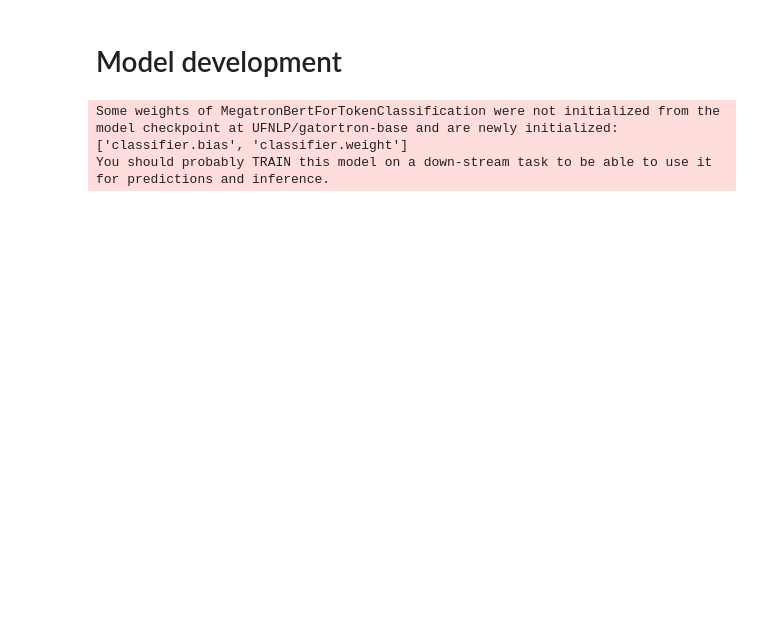
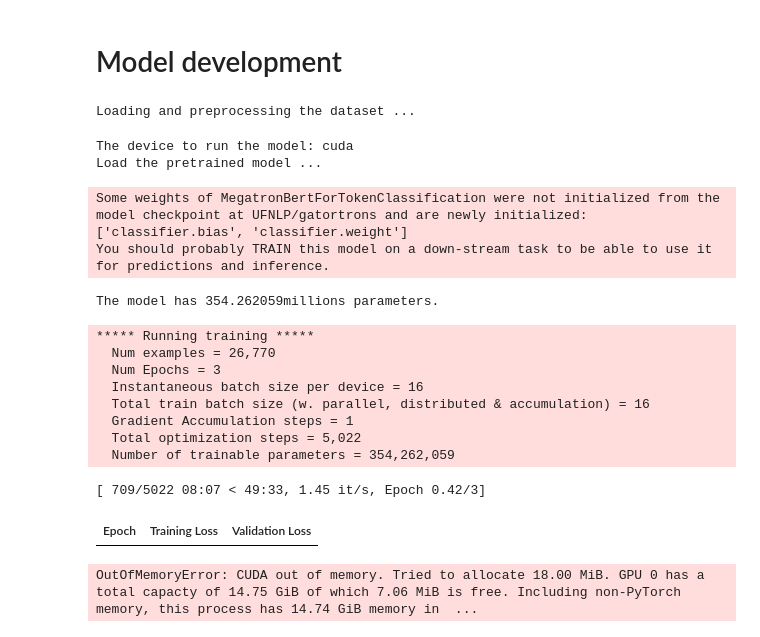
Before and after one commit to longluu/LLM-NER-clinical-text, a Jupyter notebook: notebooks/Model_dev.ipynb, the cells around one changed output. Cells and saved outputs as stored; diff of their text form; code cells hidden in the pictures; blank space fills up the shorter version.

Commit message:
code to train models on MedMentions in progress

```diff
--- a/notebooks/Model_dev.ipynb
+++ b/notebooks/Model_dev.ipynb
@@ -1,11 +1,80 @@
 # %% [markdown]
 # Model development
+# %%
+from src.data.data_loader import *
+
+# Load and preprocess the data
+dataset_loader = DatasetLoader(dataset_name='ibm/MedMentions-ZS', source='huggingface', model_name='UFNLP/gatortron-base')
+dataset, classmap, umls_label_code, _ = dataset_loader.load_dataset()
+
+# Remove columns not used in training
+dataset = dataset.remove_columns(['tokens', 'ner_tags', 'token_labels'])
+# %% [output]
+Loading and preprocessing the dataset ...
 # %%
 from src.models.model import *
 
 # Create an NER model from a base pretrained model
-model_loader = ModelLoader('UFNLP/gatortron-base')
-NER_model, tokenizer, config = model_loader.load_model(num_labels = 10)
+model_loader = ModelLoader('UFNLP/gatortrons')
+NER_model, tokenizer, config = model_loader.load_model(num_labels = len(classmap.names))
 # %% [output]
-Some weights of MegatronBertForTokenClassification were not initialized from the model checkpoint at UFNLP/gatortron-base and are newly initialized: ['classifier.bias', 'classifier.weight']
-You should probably TRAIN this model on a down-stream task to be able to use it for predictions and inference.
+The device to run the model: cuda
+Load the pretrained model ...
+Some weights of MegatronBertForTokenClassification were not initialized from the model checkpoint at UFNLP/gatortrons and are newly initialized: ['classifier.bias', 'classifier.weight']
+You should probably TRAIN this model on a down-stream task to be able to use it for predictions and inference.
+The model has 354.262059millions parameters.
+# %%
+from transformers import DataCollatorForTokenClassification, TrainingArguments, Trainer
+from seqeval.metrics import f1_score
+
+# Create a collator
+data_collator = DataCollatorForTokenClassification(tokenizer)
+
+# Define metrics
+def compute_metrics(eval_pred):
+    y_pred, y_true = align_predictions(eval_pred.predictions, eval_pred.label_ids)
+
+    return {"f1": f1_score(y_true, y_pred)}
+
+# Specify training args
+epoch = 3
+batch_size = 16
+logging_steps = len(dataset["train"]) // batch_size
+training_args = TrainingArguments(
+                    output_dir="../models/medmentions/gatortrons/",
+                    num_train_epochs=epoch,
+                    per_device_train_batch_size=batch_size,
+                    per_device_eval_batch_size=batch_size,
+                    load_best_model_at_end=True,
+                    weight_decay = 0.01,
+                    logging_steps=logging_steps,
+                    log_level='info',
+                    evaluation_strategy='epoch',
+                    eval_steps=50,
+                    save_strategy='epoch',
+                    disable_tqdm=False
+                )
+
+# Create a trainer
+trainer = Trainer(model=NER_model,
+                  args=training_args,
+                  data_collator=data_collator,
+                  compute_metrics=compute_metrics,
+                  train_dataset=dataset["train"],
+                  eval_dataset=dataset["validation"],
+                  tokenizer=tokenizer)
+
+# Train the model
+trainer.train()
+# %% [output]
+***** Running training *****
+  Num examples = 26,770
+  Num Epochs = 3
+  Instantaneous batch size per device = 16
+  Total train batch size (w. parallel, distributed & accumulation) = 16
+  Gradient Accumulation steps = 1
+  Total optimization steps = 5,022
+  Number of trainable parameters = 354,262,059
+[ 709/5022 08:07 < 49:33, 1.45 it/s, Epoch 0.42/3]
+| Epoch | Training Loss | Validation Loss |
+OutOfMemoryError: CUDA out of memory. Tried to allocate 18.00 MiB. GPU 0 has a total capacty of 14.75 GiB of which 7.06 MiB is free. Including non-PyTorch memory, this process has 14.74 GiB memory in  ...
```
Also changed, not shown: 3 other files.
